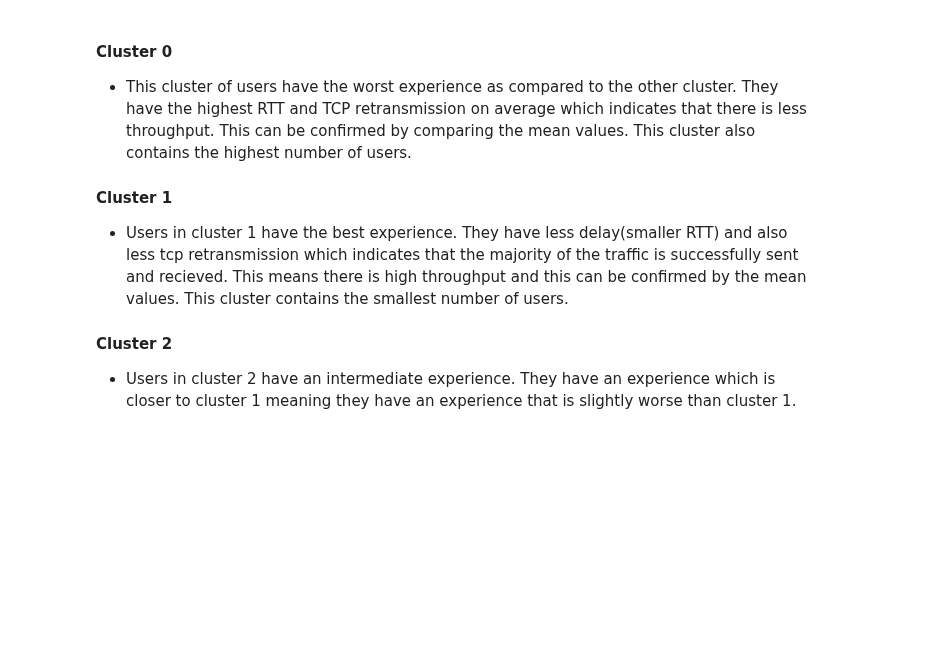
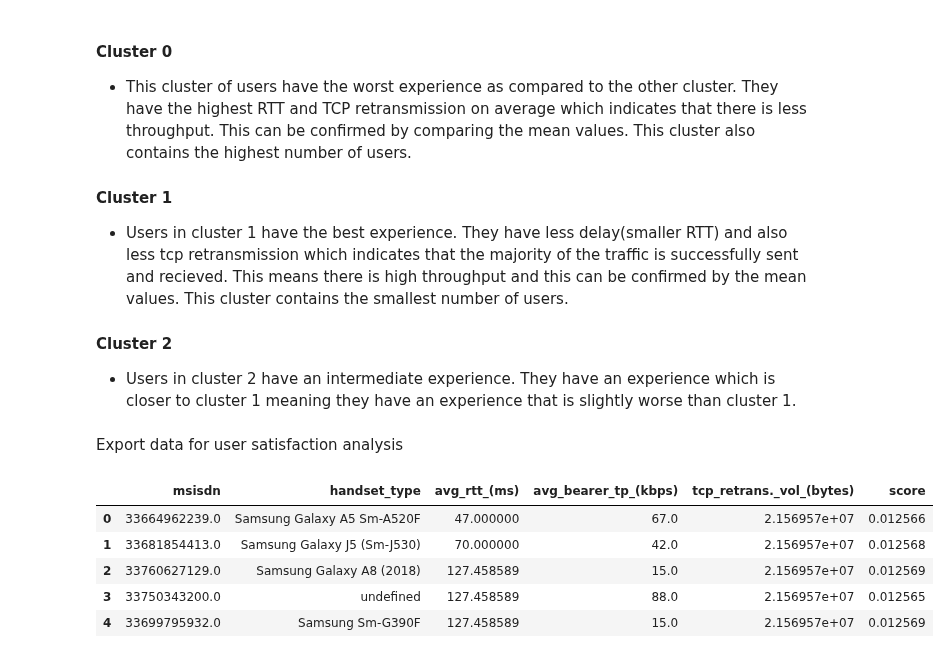
Before and after one commit to teddyk251/Telecom-Data-Analysis, a Jupyter notebook: notebooks/UserExperienceAnalysis.ipynb, the cells around one changed output. Saved outputs shown, nothing was run; the diff lists cells and outputs as text; code cells hidden in the pictures; blank space fills up the shorter version.

Commit message:
export user experience metric

```diff
--- a/notebooks/UserExperienceAnalysis.ipynb
+++ b/notebooks/UserExperienceAnalysis.ipynb
@@ -100,7 +100,7 @@ user_experience_metrics_df['tcp_retrans._vol_(bytes)'] = user_experience_df['tcp
 
 user_experience_metrics_df['msisdn'] = user_experience_df['msisdn']
 user_experience_metrics_df['handset_type'] = user_experience_df['handset_type']
-
+user_experience_metrics_df_2 = user_experience_metrics_df.copy()
 user_experience_metrics_df.head()
 # %% [output]
 |  | msisdn | handset_type | avg_rtt_(ms) | avg_bearer_tp_(kbps) | tcp_retrans._vol_(bytes) |
@@ -424,3 +424,21 @@ clustered_experience.groupby('cluster').agg(['min','max','mean','count','var','s
 
 #### Cluster 2
 * Users in cluster 2 have an intermediate experience. They have an experience which is closer to cluster 1 meaning they have an experience that is slightly worse than cluster 1.
+# %% [markdown]
+Export data for user satisfaction analysis
+# %%
+distance = kmeans.fit_transform(normalized_user_experience_metrics_df)
+
+distance_from_less_exp = list(map(lambda x : x[0], distance))
+
+experience_metrics_with_cluster = user_experience_metrics_df_2.copy()
+experience_metrics_with_cluster['score'] = distance_from_less_exp
+# %%
+experience_metrics_with_cluster.head()
+# %% [output]
+|  | msisdn | handset_type | avg_rtt_(ms) | avg_bearer_tp_(kbps) | tcp_retrans._vol_(bytes) | score |
+| 0 | 33664962239.0 | Samsung Galaxy A5 Sm-A520F | 47.000000 | 67.0 | 2.156957e+07 | 0.012566 |
+| 1 | 33681854413.0 | Samsung Galaxy J5 (Sm-J530) | 70.000000 | 42.0 | 2.156957e+07 | 0.012568 |
+| 2 | 33760627129.0 | Samsung Galaxy A8 (2018) | 127.458589 | 15.0 | 2.156957e+07 | 0.012569 |
+| 3 | 33750343200.0 | undefined | 127.458589 | 88.0 | 2.156957e+07 | 0.012565 |
+| 4 | 33699795932.0 | Samsung Sm-G390F | 127.458589 | 15.0 | 2.156957e+07 | 0.012569 |
```
Also changed, not shown: parts of 1 cell of this notebook, 2 other files.
